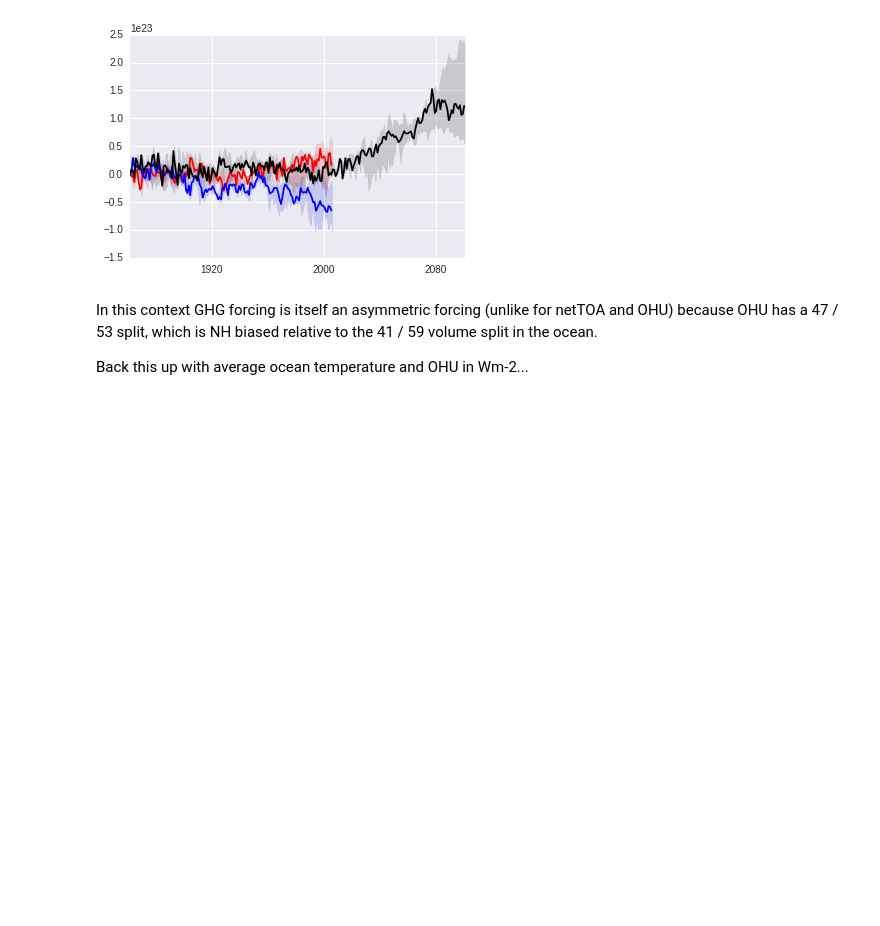
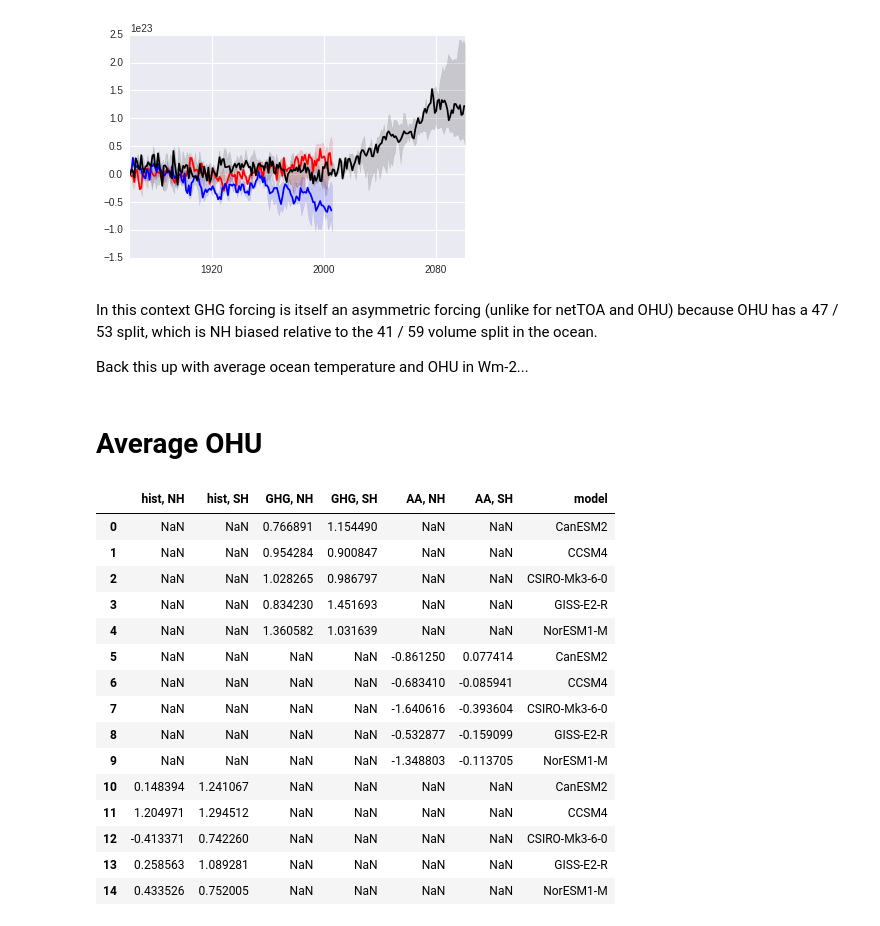
Before and after one commit to DamienIrving/ocean-analysis, a Jupyter notebook: development/ohc_fraction.ipynb, the cells around one changed output. Saved outputs shown, nothing was run; the diff lists cells and outputs as text; code cells hidden in the pictures; blank space fills up the shorter version.

Commit message:
Added average hfds

```diff
--- a/development/ohc_fraction.ipynb
+++ b/development/ohc_fraction.ipynb
@@ -14,3 +14,10 @@ from iris.experimental.equalise_cubes import equalise_attributes
 import matplotlib.pyplot as plt
 # %%
 %matplotlib inline
+# %%
+aa_physics = {'CanESM2': 'p4', 'CCSM4': 'p10', 'CSIRO-Mk3-6-0': 'p4',
+              'GFDL-CM3': 'p1', 'GISS-E2-H': 'p107', 'GISS-E2-R': 'p107',
+              'NorESM1-M': 'p1'}
+
+exp_colors = {'historicalGHG': 'red', 'historicalMisc': 'blue',
+              'historical-rcp85': 'black', 'historical': 'black'}
@@ -244,3 +245,5 @@ for experiment in ['historicalGHG', 'historicalMisc', 'historical-rcp85']:
 In this context GHG forcing is itself an asymmetric forcing (unlike for netTOA and OHU) because OHU has a 47 / 53 split, which is NH biased relative to the 41 / 59 volume split in the ocean.
 
 Back this up with average ocean temperature and OHU in Wm-2...
+# %% [markdown]
+# Average OHU
@@ -246,0 +290,28 @@ Back this up with average ocean temperature and OHU in Wm-2...
+# %%
+data_list = []
+for experiment in ['historicalGHG', 'historicalMisc', 'historical']:
+    for model in ['CanESM2', 'CCSM4', 'CSIRO-Mk3-6-0', 'GISS-E2-R', 'NorESM1-M']:
+        nh_change, sh_change = get_ave_ohu(experiment, model)
+        data_list.append(generate_ohu_dict(nh_change, sh_change, model, experiment))
+data_df = pandas.DataFrame(data_list)
+data_df.rename(columns={'historicalGHG, NH': 'GHG, NH', 'historicalGHG, SH': 'GHG, SH',
+                        'historicalMisc, NH': 'AA, NH', 'historicalMisc, SH': 'AA, SH',
+                        'historical, NH': 'hist, NH', 'historical, SH': 'hist, SH'}, inplace=True)
+data_df
+# %% [output]
+|  | hist, NH | hist, SH | GHG, NH | GHG, SH | AA, NH | AA, SH | model |
+| 0 | NaN | NaN | 0.766891 | 1.154490 | NaN | NaN | CanESM2 |
+| 1 | NaN | NaN | 0.954284 | 0.900847 | NaN | NaN | CCSM4 |
+| 2 | NaN | NaN | 1.028265 | 0.986797 | NaN | NaN | CSIRO-Mk3-6-0 |
+| 3 | NaN | NaN | 0.834230 | 1.451693 | NaN | NaN | GISS-E2-R |
+| 4 | NaN | NaN | 1.360582 | 1.031639 | NaN | NaN | NorESM1-M |
+| 5 | NaN | NaN | NaN | NaN | -0.861250 | 0.077414 | CanESM2 |
+| 6 | NaN | NaN | NaN | NaN | -0.683410 | -0.085941 | CCSM4 |
+| 7 | NaN | NaN | NaN | NaN | -1.640616 | -0.393604 | CSIRO-Mk3-6-0 |
+| 8 | NaN | NaN | NaN | NaN | -0.532877 | -0.159099 | GISS-E2-R |
+| 9 | NaN | NaN | NaN | NaN | -1.348803 | -0.113705 | NorESM1-M |
+| 10 | 0.148394 | 1.241067 | NaN | NaN | NaN | NaN | CanESM2 |
+| 11 | 1.204971 | 1.294512 | NaN | NaN | NaN | NaN | CCSM4 |
+| 12 | -0.413371 | 0.742260 | NaN | NaN | NaN | NaN | CSIRO-Mk3-6-0 |
+| 13 | 0.258563 | 1.089281 | NaN | NaN | NaN | NaN | GISS-E2-R |
+| 14 | 0.433526 | 0.752005 | NaN | NaN | NaN | NaN | NorESM1-M |
```
Also changed, not shown: parts of 8 cells of this notebook.
